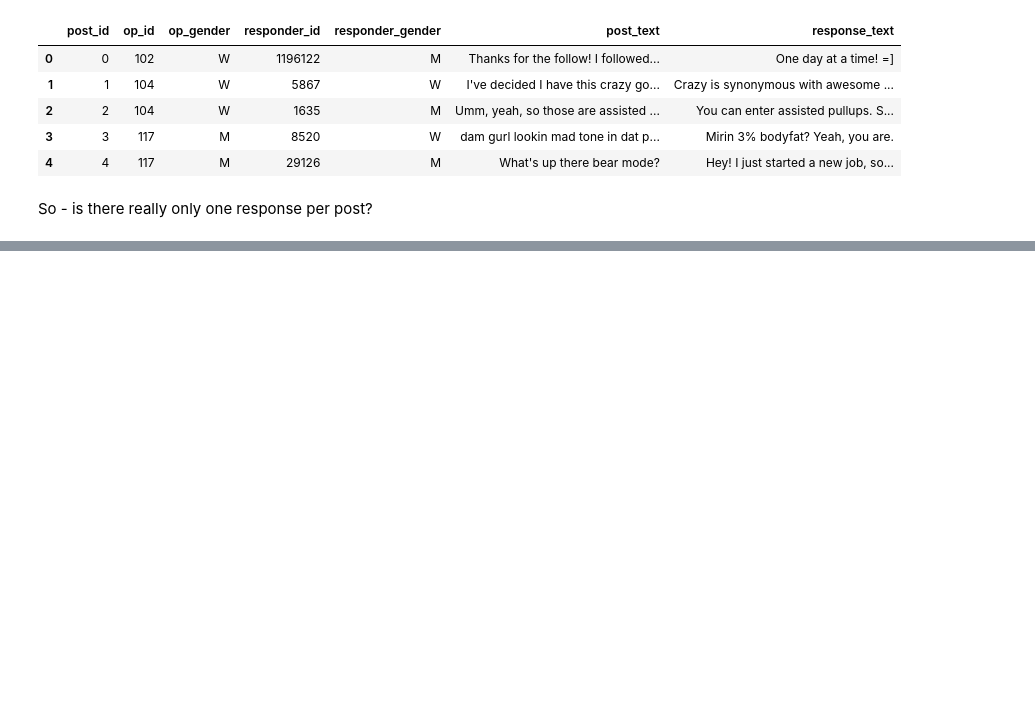
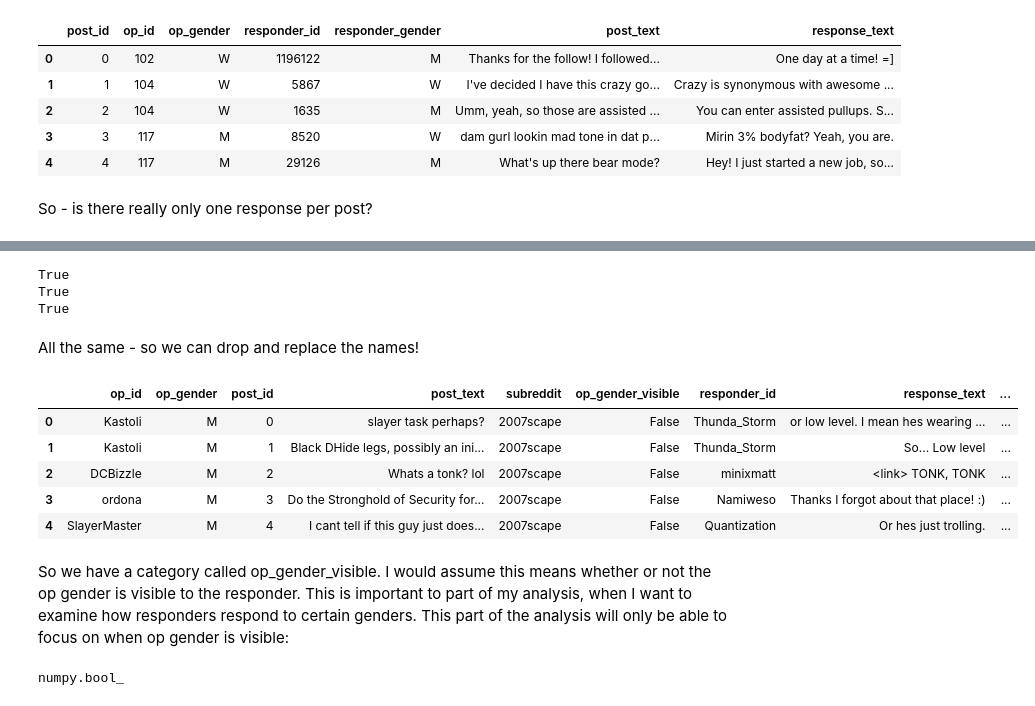
Before and after one commit to Data-Science-for-Linguists-2019/Gendered-Interaction-Online, a Jupyter notebook: exploratory_data_analysis/modifying_dataset.ipynb, the cells around one changed output, grey strips where cells are left out. Drawn from its saved outputs; the diff is of its cells as text; code cells hidden in the pictures; blank space fills up the shorter version.

```diff
--- a/exploratory_data_analysis/modifying_dataset.ipynb
+++ b/exploratory_data_analysis/modifying_dataset.ipynb
@@ -463,0 +549,31 @@ So - is there really only one response per post?
+# %%
+print(reddit_df.op_id_x.equals(reddit_df.op_id_y))
+print(reddit_df.op_gender_x.equals(reddit_df.op_gender_y))
+print(reddit_df.subreddit_x.equals(reddit_df.subreddit_y))
+# %% [output]
+True
+True
+True
+# %% [markdown]
+All the same - so we can drop and replace the names!
+# %%
+reddit_df = reddit_df.drop('op_id_y', axis=1).drop('op_gender_y', axis=1).drop('subreddit_y', axis=1)
+reddit_df.rename(columns={'op_id_x':'op_id', 'op_gender_x':'op_gender', 'subreddit_x':'subreddit'}, inplace=True)
+# %%
+reddit_df.head()
+# %% [output]
+|  | op_id | op_gender | post_id | post_text | subreddit | op_gender_visible | responder_id | response_text | ... |
+| 0 | Kastoli | M | 0 | slayer task perhaps? | 2007scape | False | Thunda_Storm | or low level. I mean hes wearing ... | ... |
+| 1 | Kastoli | M | 1 | Black DHide legs, possibly an ini... | 2007scape | False | Thunda_Storm | So... Low level | ... |
+| 2 | DCBizzle | M | 2 | Whats a tonk? lol | 2007scape | False | minixmatt | <link> TONK, TONK | ... |
+| 3 | ordona | M | 3 | Do the Stronghold of Security for... | 2007scape | False | Namiweso | Thanks I forgot about that place! :) | ... |
+| 4 | SlayerMaster | M | 4 | I cant tell if this guy just does... | 2007scape | False | Quantization | Or hes just trolling. | ... |
+# %% [markdown]
+So we have a category called op_gender_visible. I would assume this means whether or not the op gender is visible to the responder. This is important to part of my analysis, when I want to examine how responders respond to certain genders. This part of the analysis will only be able to focus on when op gender is visible:
+# %%
+#reddit_df_opgender = reddit_df[reddit_df.op_gender_visible == 'True']
+#print(reddit_df_opgender.shape)
+#reddit_df_opgender.head()
+type(reddit_df.iloc[0].op_gender_visible)
+# %% [output]
+numpy.bool_
```
Also changed, not shown: parts of 23 cells of this notebook.
